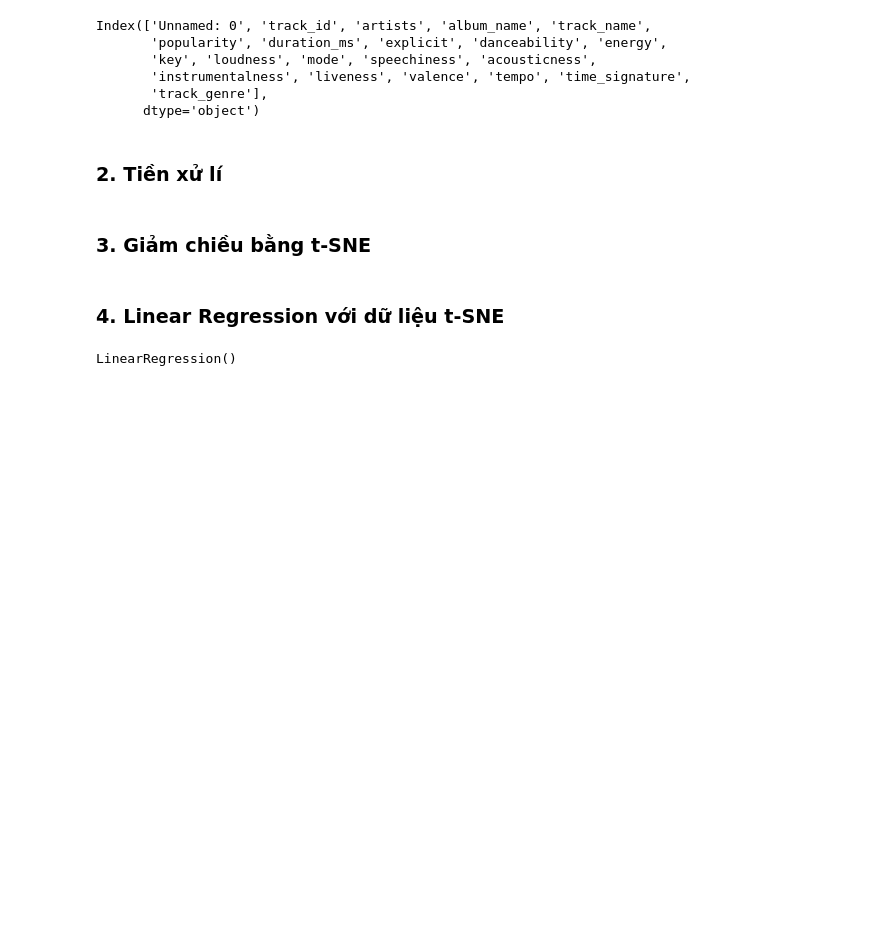
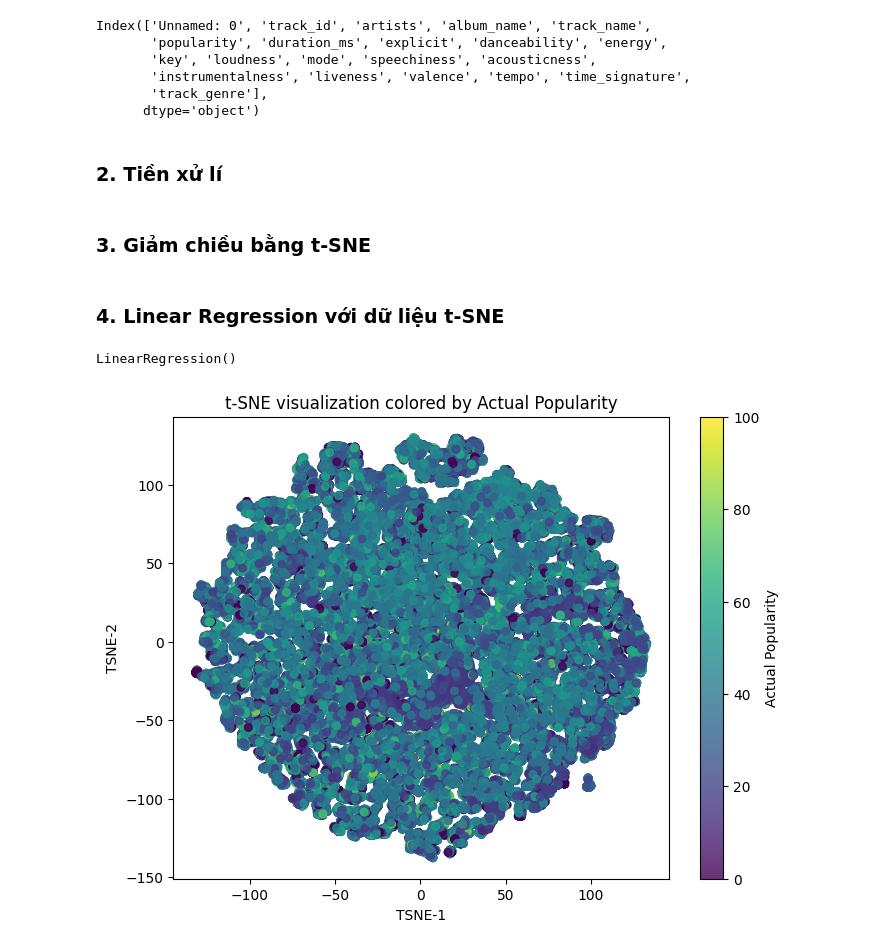
Before and after one commit to vonguyennhatduy/CBS-ML-DL-FOUNDATIONS, a Jupyter notebook: ML_DL_BT_(1 + 2)/main.ipynb, the cells around one changed output. Saved outputs shown, nothing was run; the diff lists cells and outputs as text; code cells hidden in the pictures; blank space fills up the shorter version.

```diff
--- a/ML_DL_BT_(1 + 2)/main.ipynb
+++ b/ML_DL_BT_(1 + 2)/main.ipynb
@@ -39,7 +39,7 @@ X_scaled = scaler.fit_transform(X)
 # %%
 from sklearn.manifold import TSNE
 
-tsne = TSNE(n_components=2, perplexity=30, random_state=42)
+tsne = TSNE(n_components=2, perplexity=50, random_state=42)
 X_tsne = tsne.fit_transform(X_scaled)
 # %% [markdown]
 ### 4. Linear Regression với dữ liệu t-SNE
@@ -58,3 +58,13 @@ LinearRegression()
 y_pred = model.predict(X_test)
 mse = mean_squared_error(y_test, y_pred)
 r2 = r2_score(y_test, y_pred)
+# %%
+plt.figure(figsize=(8,6))
+plt.scatter(X_tsne[:, 0], X_tsne[:, 1], c=y, cmap='viridis', s=30, alpha=0.8)
+plt.colorbar(label='Actual Popularity')
+plt.title('t-SNE visualization colored by Actual Popularity')
+plt.xlabel('TSNE-1')
+plt.ylabel('TSNE-2')
+plt.show()
+# %% [output]
+[figure, added]
```
Also changed, not shown: parts of 2 cells of this notebook, 6 other files.
